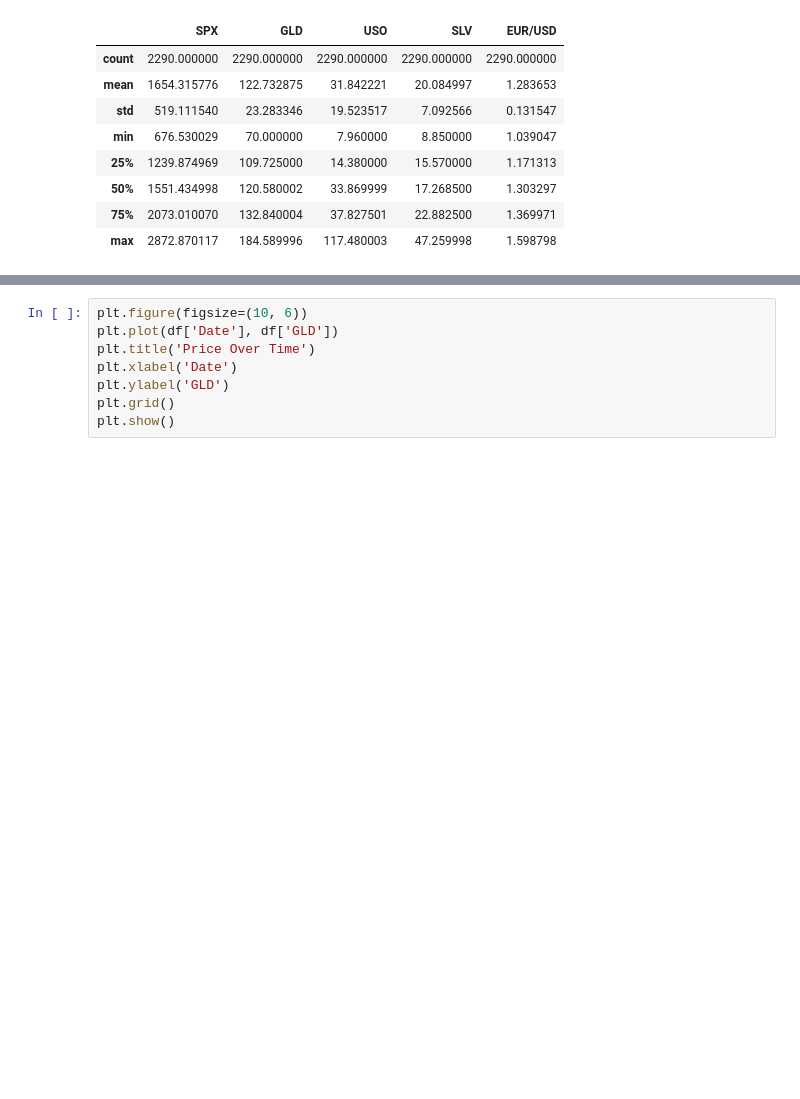
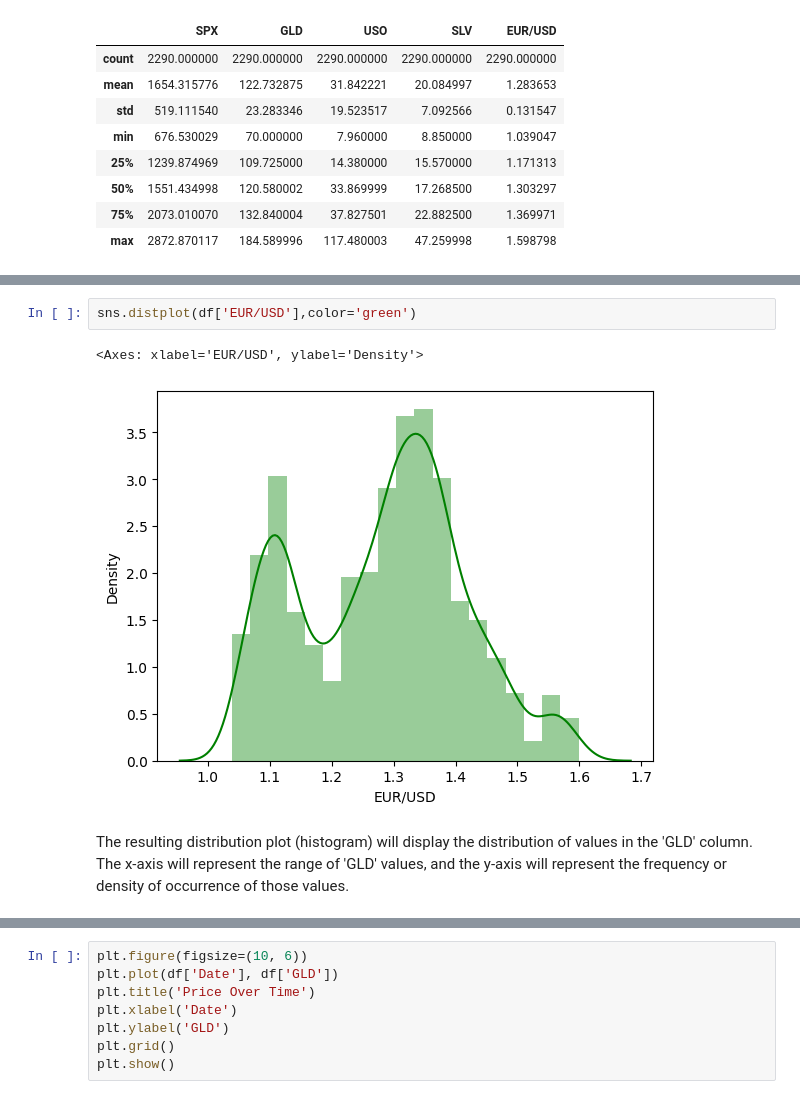
Before and after one commit to MOHD-SAMEER-MANSOORI/Gold_price_prediction, a Jupyter notebook: Gold_Price_Prediction_using_random_forest_regressor_.ipynb, the cells around one changed output, grey strips where cells are left out. Saved outputs shown, nothing was run; the diff lists cells and outputs as text; blank space fills up the shorter version.

```diff
--- a/Gold_Price_Prediction_using_random_forest_regressor_.ipynb
+++ b/Gold_Price_Prediction_using_random_forest_regressor_.ipynb
@@ -83,0 +97,7 @@ df.describe()
+# %%
+sns.distplot(df['EUR/USD'],color='green')
+# %% [output]
+<Axes: xlabel='EUR/USD', ylabel='Density'>
+[figure, added]
+# %% [markdown]
+The resulting distribution plot (histogram) will display the distribution of values in the 'GLD' column. The x-axis will represent the range of 'GLD' values, and the y-axis will represent the frequency or density of occurrence of those values.
```
Also changed, not shown: parts of 19 cells of this notebook.
